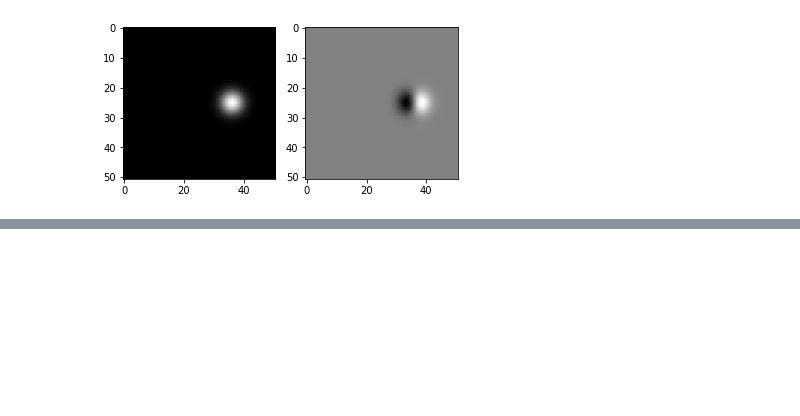
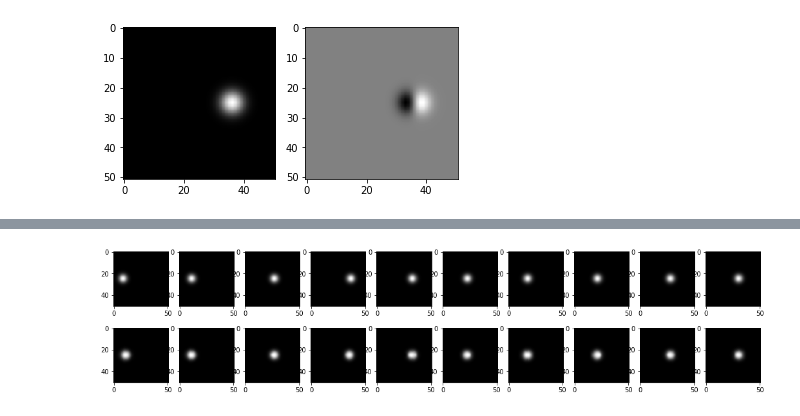
Before and after one commit to aygalic/SindyAutoencoders, a Jupyter notebook: nate/woof.ipynb, the cells around one changed output, grey strips where cells are left out. Cells and saved outputs as stored; diff of their text form; code cells hidden in the pictures; blank space fills up the shorter version.

```diff
--- a/nate/woof.ipynb
+++ b/nate/woof.ipynb
@@ -294,19 +301,18 @@ temp
 # %%
-def z_derivative(self, model, data):
-        x, dx = data #unpack
+def z_derivative(model, data):
+    x, dx = data #unpack
+    temp = x
+    dz = dx
+    for i in range(len(model.weights)//2):
+        weight = model.weights[2*i]
+        bias = model.weights[2*i+1]
 
-        temp = x
-        dz = dx
-        for i in range(len(model.weights)//2):
-            weight = model.weights[2*i]
-            bias = model.weights[2*i+1]
+        #add a switch case here or something for selecting the activation
 
-            #add a switch case here or something for selecting the activation
+        temp = tf.matmul(temp, weight) + bias #pre-activation
+        temp = tf.nn.relu(temp) #activation
 
-            temp = tf.matmul(temp, weight) + bias #pre-activation
-            temp = tf.nn.relu(temp) #activation
+        dz = tf.multiply(tf.cast(temp>0, float), tf.matmul(dz, weight)) #derivative
+        #dz = tf.multiply(temp*(1-temp), tf.matmul(dz, weight)) #derivative
 
-            dz = tf.multiply(tf.cast(temp>0, float), tf.matmul(dz, weight)) #derivative
-            #dz = tf.multiply(temp*(1-temp), tf.matmul(dz, weight)) #derivative
-
-        return dz
+    return dz
@@ -391,6 +427,8 @@ a[1].imshow(x_train[i][1].reshape(51,51), cmap = 'gray')
 <matplotlib.image.AxesImage at 0x...>
 [figure]
 # %%
+tf.random.set_seed(seed)
+
 img_dim = x_train.shape[-1]
 latent_dim = 2
 
@@ -398,5 +436,5 @@ dae = DAE(build_encoder(input_shape = img_dim, latent_dim = latent_dim),
           build_decoder(output_shape = int(np.prod(img_dim)), latent_dim = latent_dim))
 
 dae.compile(optimizer=tfk.optimizers.Adam()) #specify the optimizer reference in class above
-dae.fit(x_train, epochs=250, batch_size=64)
+dae.fit(x_train, epochs=200, batch_size=64)
 # %% [output]
@@ -421,2 +459,11 @@ KeyboardInterrupt:
-# %%
-dae.fit(x_train, epochs=250, batch_size=64)
+# %%
+y_pred = dae.decoder(dae.encoder(np.reshape(y, (y.shape[0], dim*dim))))
+y_pred = np.reshape(y_pred, (y.shape[0], dim, dim))
+
+fig, axs = plt.subplots(2,10, figsize=(18,4))
+
+for i in range(10):
+    axs[0][i].imshow(y[i*5], cmap = "gray")
+    axs[1][i].imshow(y_pred[i*5], cmap = "gray")
+# %% [output]
+[figure, added]
```
Also changed, not shown: parts of 11 cells of this notebook, 1 other file.
